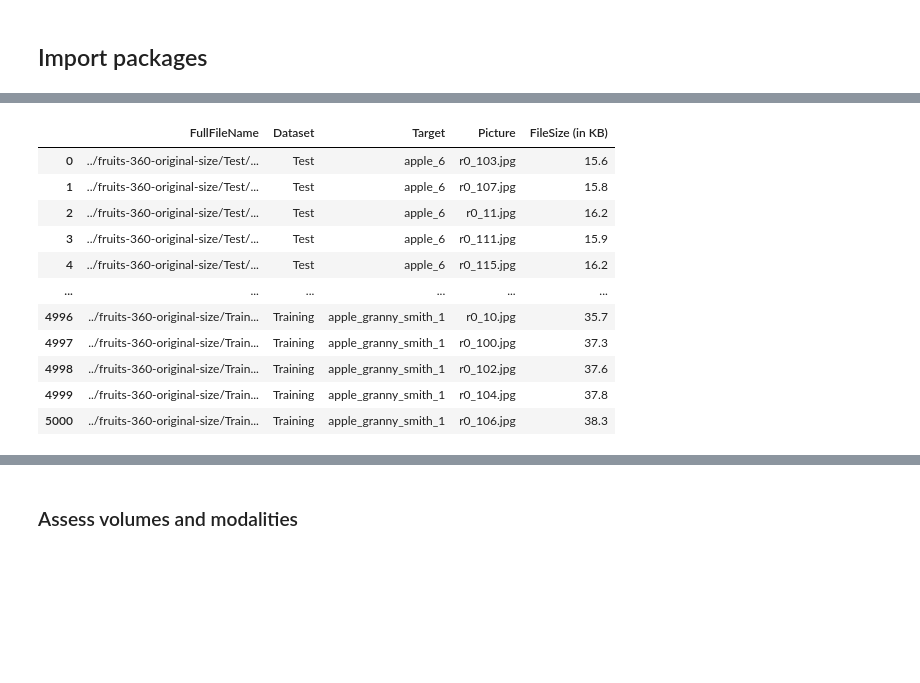
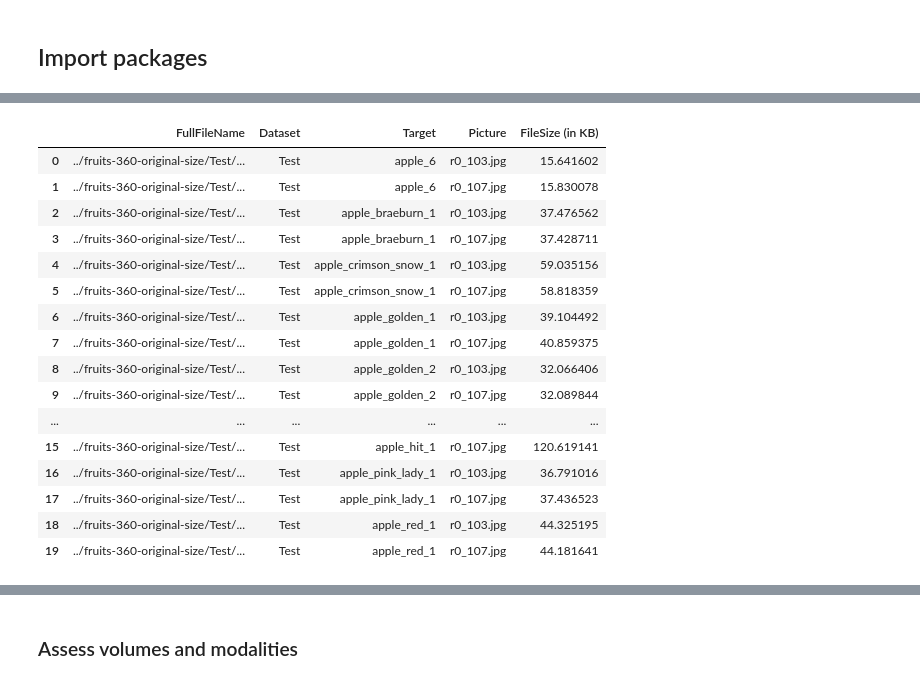
Before and after one commit to MadesLaurence/OpenClassrooms-Fruits-Project-8-, a Jupyter notebook: P8_03_notebook.ipynb, the cells around one changed output, grey strips where cells are left out. Cells and saved outputs as stored; diff of their text form; code cells hidden in the pictures; blank space fills up the shorter version.

```diff
--- a/P8_03_notebook.ipynb
+++ b/P8_03_notebook.ipynb
@@ -69,0 +80,18 @@ PERSO_REP = "C:\\Users\\BNP Leasing\\3D Objects\\Soutenance P8\\fruits-perso\\"
+# %%
+# For AWS deb________
+# Laurence: à commenter
+findspark.init("C:\spark\spark-3.2.1-bin-hadoop3.2")
+
+# Instantiate a SparkContext
+sc = SparkContext()
+
+print(sc.version)
+
+# Instantiate S3 client
+s3_client = boto3.client('s3', region_name='eu-west-3')
+
+s3_resource = boto3.resource('s3')
+
+s3_bucket = s3_resource.Bucket(BUCKET_NAME)
+
+# For AWS fin________
@@ -70,30 +100,52 @@ PERSO_REP = "C:\\Users\\BNP Leasing\\3D Objects\\Soutenance P8\\fruits-perso\\"
 # %%
+# Build Dataframe and transfer pictures from local repository to AWS S3
+
+path = '../fruits-360-original-size/'
+
 # Get Dataset names, Target class names and Picture names
-path = '../fruits-360-original-size/'
-df_main = pd.DataFrame(columns = ['FullFileName', 'Dataset' , 'Target', 'Picture', 'FileSize (in KB)'])
-i = 0
+df_main = pd.DataFrame(columns = ['FullFileName', 'Dataset', 'Target', 'Picture', 'FileSize (in KB)'])
+target_prec = ""
+
 for file in glob.iglob(path+'**/*.jpg', recursive = True):
 
     lst = file.split('\\')
-    lst.append(np.round(os.path.getsize(file) / 1024, 1))  # in KBytes
-    df_main.loc[len(df_main)] = lst
 
-    i += 1
-    if i > GET_PICTURES_SAMPLE_SIZE: break
+    # Limit number of pictures per class(GET_PICTURES_NB_PER_CLASS)
+    if lst[2] == target_prec:
+        i += 1
+    else:
+        i = 0
+    target_prec = lst[2]
 
-# Build full file names
-df_main['FullFileName'] = df_main['FullFileName']+'/'+df_main['Dataset']+'/'+df_main['Target']+'/'+df_main['Picture']
-df_main
+    if (lst[1] == 'Training' and i < 2*GET_PICTURES_NB_PER_CLASS) or \
+                    (lst[1] != 'Training' and i < GET_PICTURES_NB_PER_CLASS):
+
+        # update DataFrame
+        lst.append(os.path.getsize(file) / 1024)  # in KBytes
+        lst[0] = lst[0] + "/" + lst[1] + "/" + lst[2] + "/" + lst[3]
+        df_main.loc[len(df_main)] = lst
+
+        # For AWS deb________
+        # upload the image in the AWS S3 bucket
+        s3_client.upload_file(lst[0], BUCKET_NAME, lst[1]+"/"+lst[2]+"/"+lst[3])
+        # For AWS fin________
+
+df_main.head(20)
 # %% [output]
 |  | FullFileName | Dataset | Target | Picture | FileSize (in KB) |
-| 0 | ../fruits-360-original-size/Test/... | Test | apple_6 | r0_103.jpg | 15.6 |
-| 1 | ../fruits-360-original-size/Test/... | Test | apple_6 | r0_107.jpg | 15.8 |
-| 2 | ../fruits-360-original-size/Test/... | Test | apple_6 | r0_11.jpg | 16.2 |
-| 3 | ../fruits-360-original-size/Test/... | Test | apple_6 | r0_111.jpg | 15.9 |
-| 4 | ../fruits-360-original-size/Test/... | Test | apple_6 | r0_115.jpg | 16.2 |
+| 0 | ../fruits-360-original-size/Test/... | Test | apple_6 | r0_103.jpg | 15.641602 |
+| 1 | ../fruits-360-original-size/Test/... | Test | apple_6 | r0_107.jpg | 15.830078 |
+| 2 | ../fruits-360-original-size/Test/... | Test | apple_braeburn_1 | r0_103.jpg | 37.476562 |
+| 3 | ../fruits-360-original-size/Test/... | Test | apple_braeburn_1 | r0_107.jpg | 37.428711 |
+| 4 | ../fruits-360-original-size/Test/... | Test | apple_crimson_snow_1 | r0_103.jpg | 59.035156 |
+| 5 | ../fruits-360-original-size/Test/... | Test | apple_crimson_snow_1 | r0_107.jpg | 58.818359 |
+| 6 | ../fruits-360-original-size/Test/... | Test | apple_golden_1 | r0_103.jpg | 39.104492 |
+| 7 | ../fruits-360-original-size/Test/... | Test | apple_golden_1 | r0_107.jpg | 40.859375 |
+| 8 | ../fruits-360-original-size/Test/... | Test | apple_golden_2 | r0_103.jpg | 32.066406 |
+| 9 | ../fruits-360-original-size/Test/... | Test | apple_golden_2 | r0_107.jpg | 32.089844 |
 | ... | ... | ... | ... | ... | ... |
-| 4996 | ../fruits-360-original-size/Train... | Training | apple_granny_smith_1 | r0_10.jpg | 35.7 |
-| 4997 | ../fruits-360-original-size/Train... | Training | apple_granny_smith_1 | r0_100.jpg | 37.3 |
-| 4998 | ../fruits-360-original-size/Train... | Training | apple_granny_smith_1 | r0_102.jpg | 37.6 |
-| 4999 | ../fruits-360-original-size/Train... | Training | apple_granny_smith_1 | r0_104.jpg | 37.8 |
-| 5000 | ../fruits-360-original-size/Train... | Training | apple_granny_smith_1 | r0_106.jpg | 38.3 |
+| 15 | ../fruits-360-original-size/Test/... | Test | apple_hit_1 | r0_107.jpg | 120.619141 |
+| 16 | ../fruits-360-original-size/Test/... | Test | apple_pink_lady_1 | r0_103.jpg | 36.791016 |
+| 17 | ../fruits-360-original-size/Test/... | Test | apple_pink_lady_1 | r0_107.jpg | 37.436523 |
+| 18 | ../fruits-360-original-size/Test/... | Test | apple_red_1 | r0_103.jpg | 44.325195 |
+| 19 | ../fruits-360-original-size/Test/... | Test | apple_red_1 | r0_107.jpg | 44.181641 |
```
Also changed, not shown: parts of 68 cells of this notebook.
